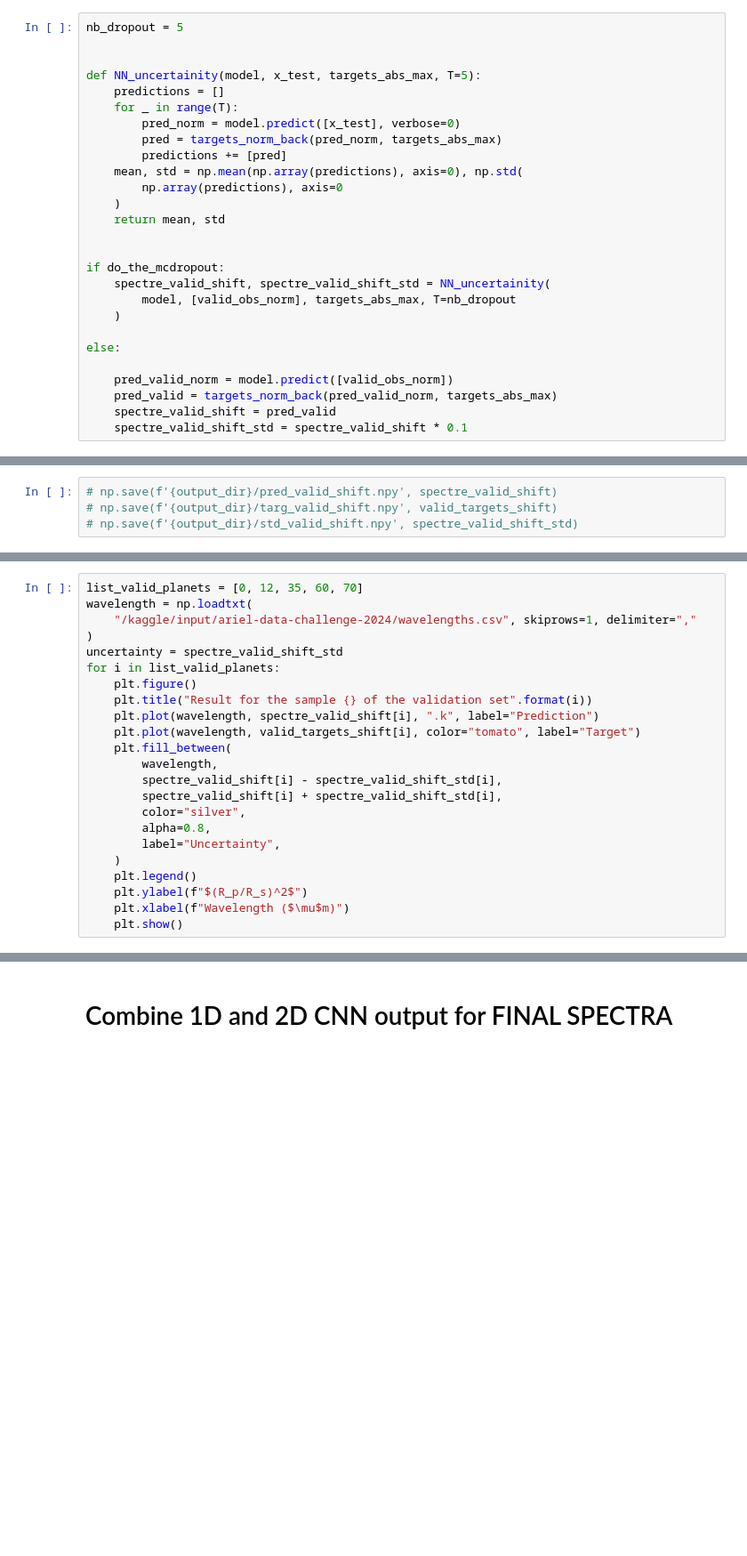
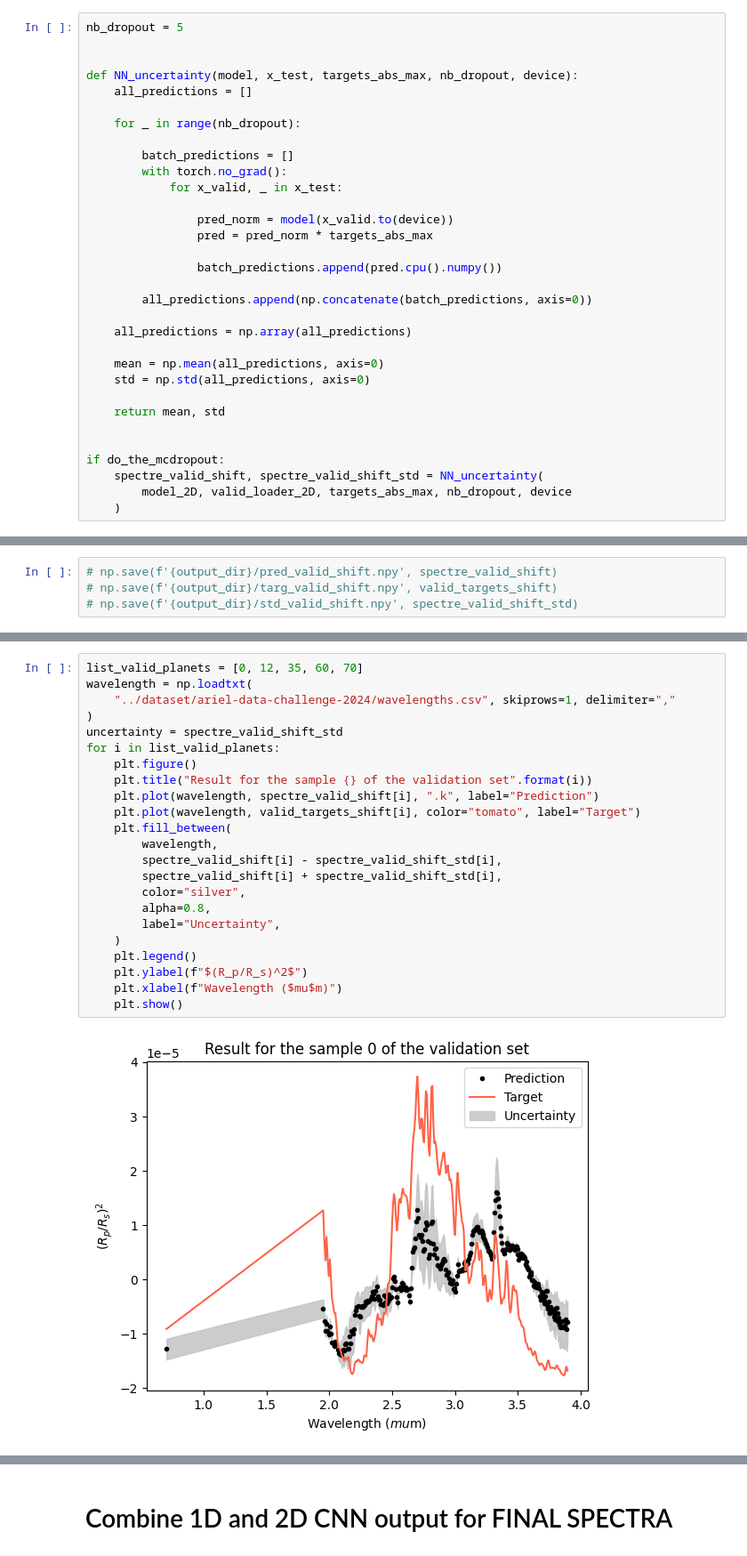
Before and after one commit to Junf137/SYDE-577-Ariel-Data-Challenge, a Jupyter notebook: code/host-starter-solution.ipynb, the cells around one changed output, grey strips where cells are left out. Shown at 89% size. Drawn from its saved outputs; the diff is of its cells as text; blank space fills up the shorter version.

Commit message:
[feat] 2D model data post-processing
1. remove function targets_norm_back
2. loading 2D model from file
3. implement 2D postprocessing using pytorch

```diff
--- a/code/host-starter-solution.ipynb
+++ b/code/host-starter-solution.ipynb
@@ -1160,29 +1146,34 @@ We obtain uncertainties on the predictions by computing a MCDropout.
 nb_dropout = 5
 
 
-def NN_uncertainity(model, x_test, targets_abs_max, T=5):
-    predictions = []
-    for _ in range(T):
-        pred_norm = model.predict([x_test], verbose=0)
-        pred = targets_norm_back(pred_norm, targets_abs_max)
-        predictions += [pred]
-    mean, std = np.mean(np.array(predictions), axis=0), np.std(
-        np.array(predictions), axis=0
-    )
+def NN_uncertainty(model, x_test, targets_abs_max, nb_dropout, device):
+    all_predictions = []
+
+    for _ in range(nb_dropout):
+
+        batch_predictions = []
+        with torch.no_grad():
+            for x_valid, _ in x_test:
+
+                pred_norm = model(x_valid.to(device))
+                pred = pred_norm * targets_abs_max
+
+                batch_predictions.append(pred.cpu().numpy())
+
+        all_predictions.append(np.concatenate(batch_predictions, axis=0))
+
+    all_predictions = np.array(all_predictions)
+
+    mean = np.mean(all_predictions, axis=0)
+    std = np.std(all_predictions, axis=0)
+
     return mean, std
 
 
 if do_the_mcdropout:
-    spectre_valid_shift, spectre_valid_shift_std = NN_uncertainity(
-        model, [valid_obs_norm], targets_abs_max, T=nb_dropout
+    spectre_valid_shift, spectre_valid_shift_std = NN_uncertainty(
+        model_2D, valid_loader_2D, targets_abs_max, nb_dropout, device
     )
-
-else:
-
-    pred_valid_norm = model.predict([valid_obs_norm])
-    pred_valid = targets_norm_back(pred_valid_norm, targets_abs_max)
-    spectre_valid_shift = pred_valid
-    spectre_valid_shift_std = spectre_valid_shift * 0.1
 # %%
 residuals = valid_targets_shift - spectre_valid_shift
 print("MSE : ", np.sqrt((residuals**2).mean()) * 1e6, "ppm")
@@ -1201,23 +1196,25 @@ plt.show()
 # %%
 list_valid_planets = [0, 12, 35, 60, 70]
 wavelength = np.loadtxt(
-    "/kaggle/input/ariel-data-challenge-2024/wavelengths.csv", skiprows=1, delimiter=","
+    "../dataset/ariel-data-challenge-2024/wavelengths.csv", skiprows=1, delimiter=","
 )
 uncertainty = spectre_valid_shift_std
 for i in list_valid_planets:
     plt.figure()
     plt.title("Result for the sample {} of the validation set".format(i))
     plt.plot(wavelength, spectre_valid_shift[i], ".k", label="Prediction")
     plt.plot(wavelength, valid_targets_shift[i], color="tomato", label="Target")
     plt.fill_between(
         wavelength,
         spectre_valid_shift[i] - spectre_valid_shift_std[i],
         spectre_valid_shift[i] + spectre_valid_shift_std[i],
         color="silver",
         alpha=0.8,
         label="Uncertainty",
     )
     plt.legend()
     plt.ylabel(f"$(R_p/R_s)^2$")
-    plt.xlabel(f"Wavelength ($\mu$m)")
+    plt.xlabel(f"Wavelength ($mu$m)")
     plt.show()
+# %% [output]
+[figure, added]
```
Also changed, not shown: parts of 12 cells of this notebook.
